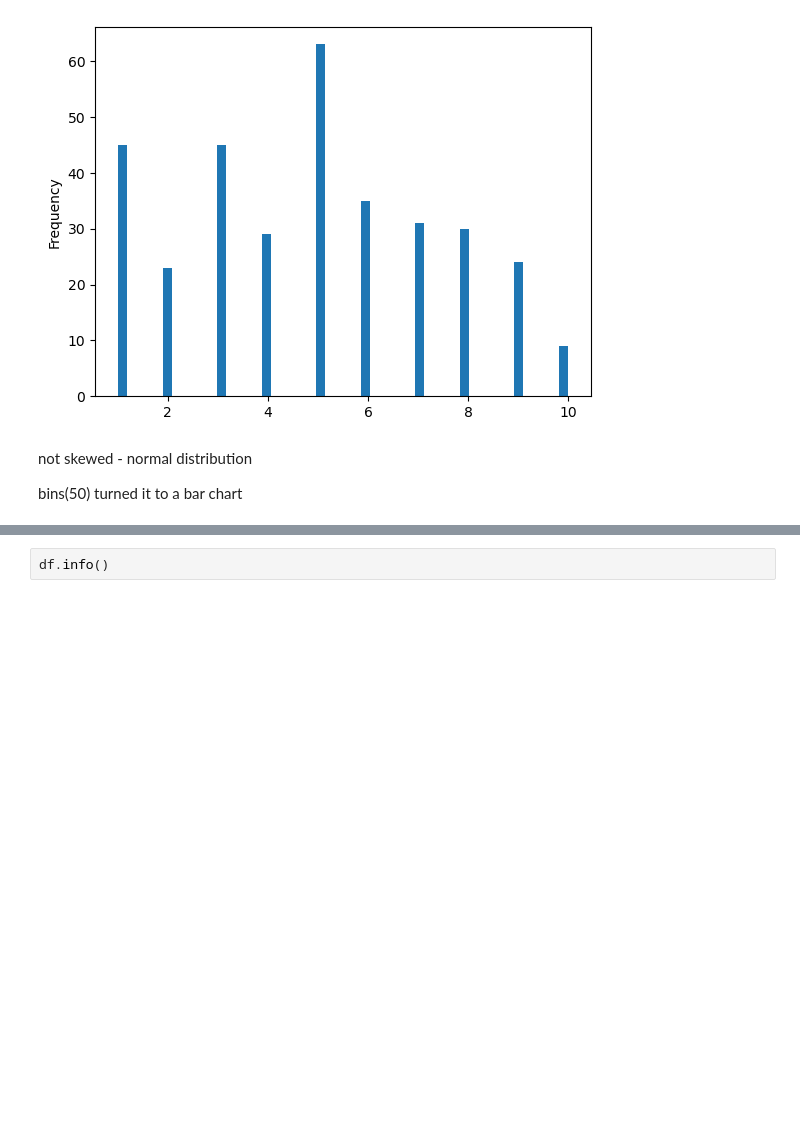
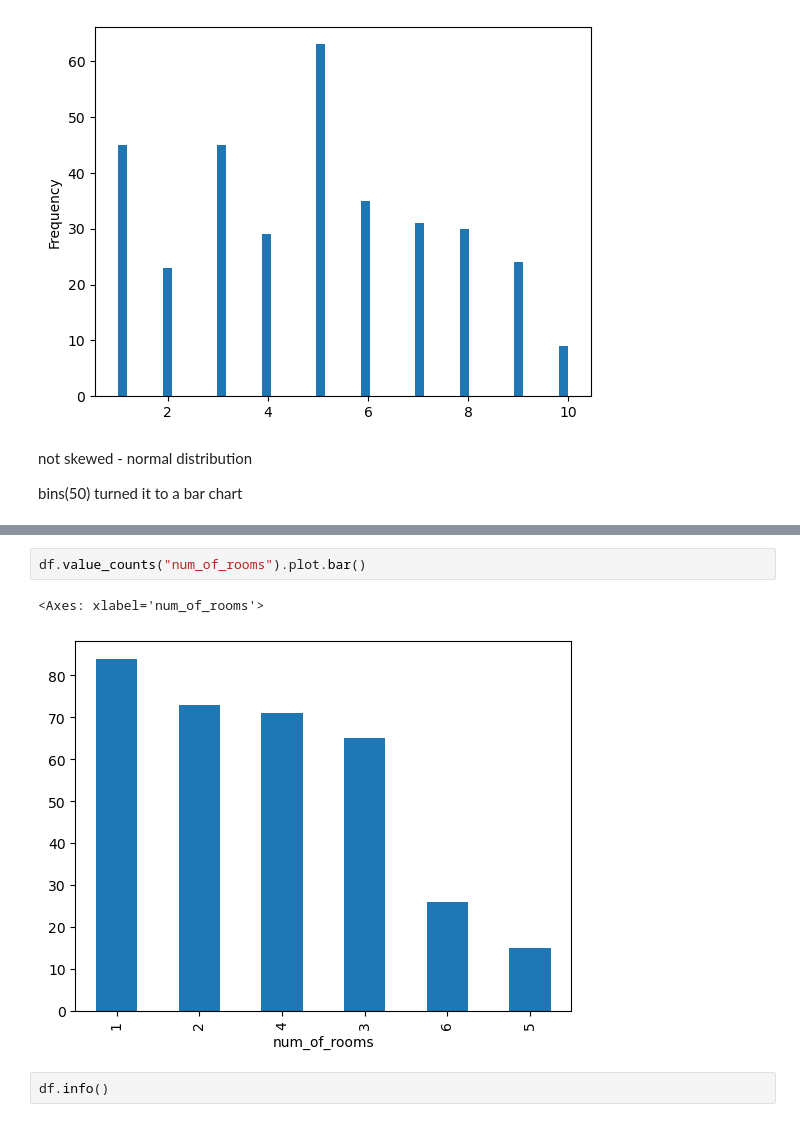
Before and after one commit to khadazhaia/challenges, a Jupyter notebook: pandas_basics/pandas_basics.ipynb, the cells around one changed output, grey strips where cells are left out. Saved outputs shown, nothing was run; the diff lists cells and outputs as text; blank space fills up the shorter version.

```diff
--- a/pandas_basics/pandas_basics.ipynb
+++ b/pandas_basics/pandas_basics.ipynb
@@ -148,3 +158,8 @@ bins(50) turned it to a bar chart
+# %%
+df.value_counts("num_of_rooms").plot.bar()
+# %% [output]
+<Axes: xlabel='num_of_rooms'>
+[figure, added]
 # %%
 df.info()
 # %% [output]
```
Also changed, not shown: parts of 2 cells of this notebook.
